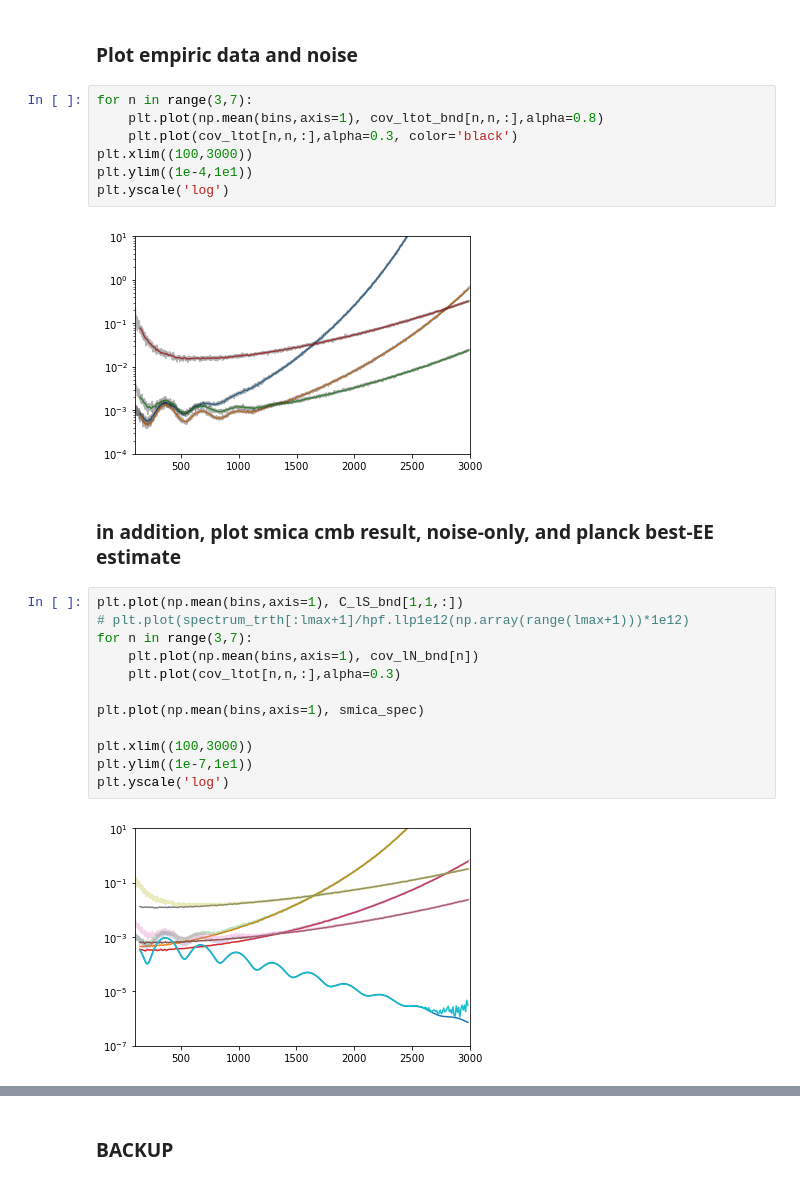
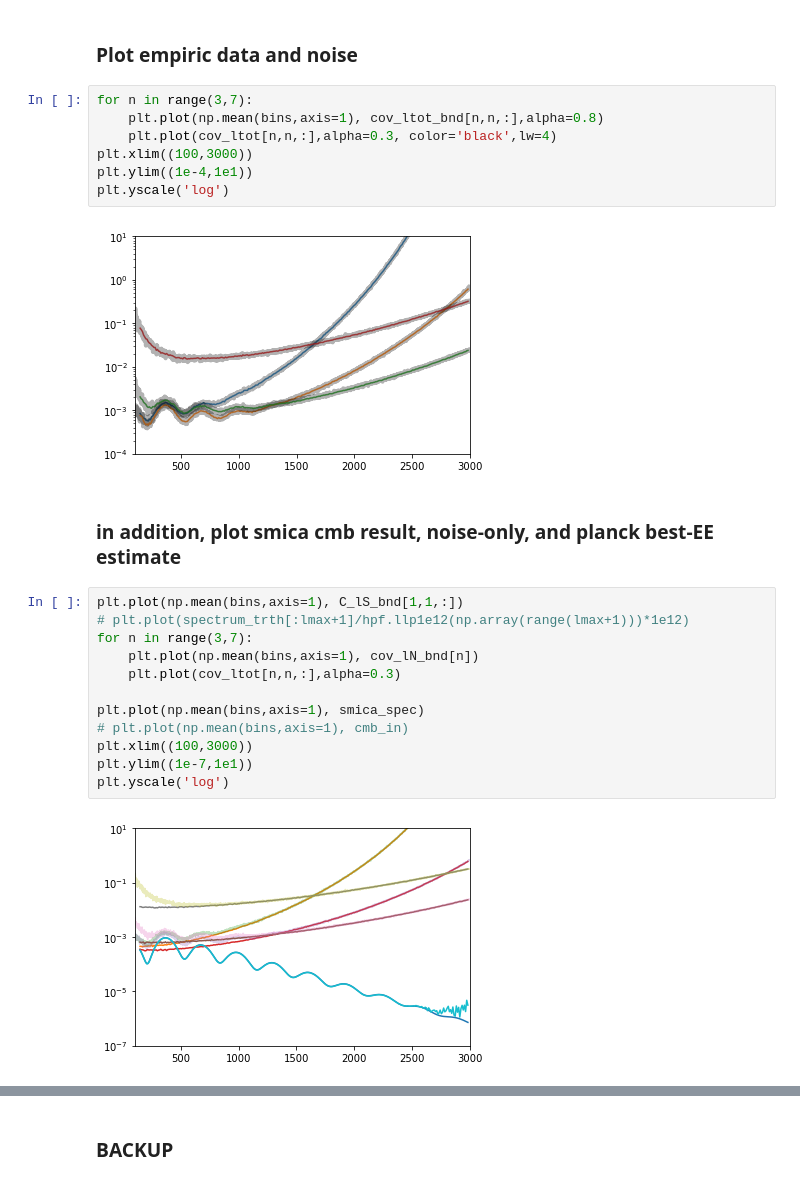
Before and after one commit to Sebastian-Belkner/component_separation, a Jupyter notebook: component_separation/latest_results.ipynb, the cells around one changed output, grey strips where cells are left out. Cells and saved outputs as stored; diff of their text form.

```diff
--- a/component_separation/latest_results.ipynb
+++ b/component_separation/latest_results.ipynb
@@ -83,12 +93,12 @@ loaded /global/cscratch1/sd/sebibel/spectrum/NPIPE_sim/SPECSMICA0200_NPIPE_sim_l
 # %%
 for n in range(3,7):
     plt.plot(np.mean(bins,axis=1), cov_ltot_bnd[n,n,:],alpha=0.8)
-    plt.plot(cov_ltot[n,n,:],alpha=0.3, color='black')
+    plt.plot(cov_ltot[n,n,:],alpha=0.3, color='black',lw=4)
 plt.xlim((100,3000))
 plt.ylim((1e-4,1e1))
 plt.yscale('log')
 # %% [output]
-[figure, old version]
+[figure, new version]
 # %% [markdown]
 ### in addition, plot smica cmb result, noise-only, and planck best-EE estimate
 # %%
@@ -99,7 +109,7 @@ for n in range(3,7):
     plt.plot(cov_ltot[n,n,:],alpha=0.3)
 
 plt.plot(np.mean(bins,axis=1), smica_spec)
-
+# plt.plot(np.mean(bins,axis=1), cmb_in)
 plt.xlim((100,3000))
 plt.ylim((1e-7,1e1))
 plt.yscale('log')
```
Also changed, not shown: parts of 10 cells of this notebook, 4 other files.
